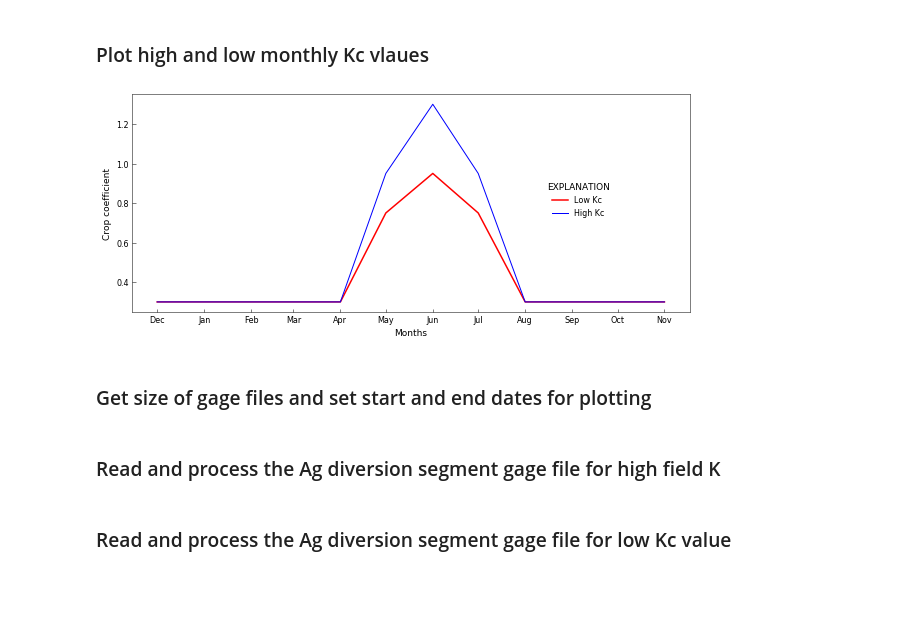
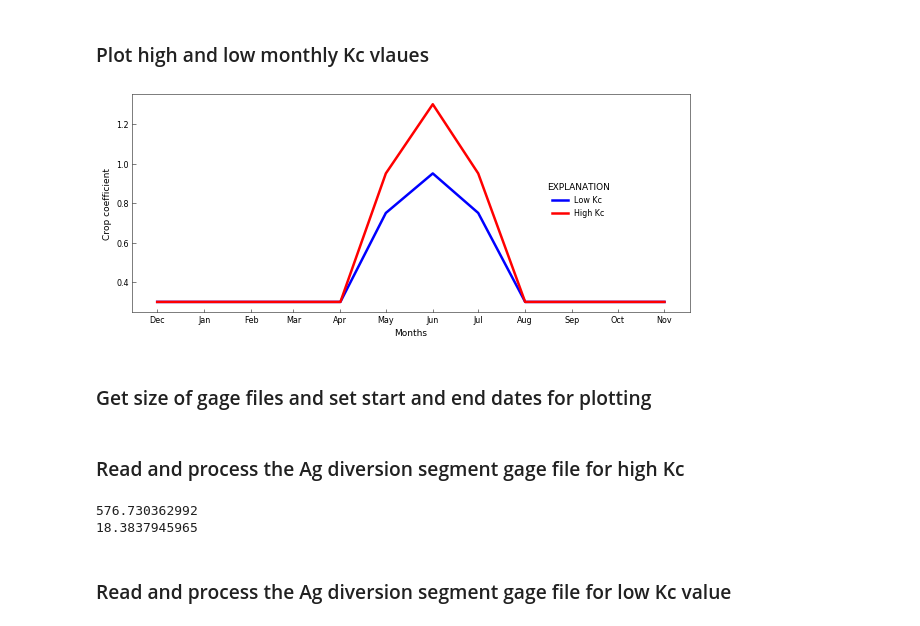
Before and after one commit to rniswon/gsflow_examples, a Jupyter notebook: sagehen_Agwater/notebook/Ag_ETdemand.ipynb, the cells around one changed output. Drawn from its saved outputs; the diff is of its cells as text; code cells hidden in the pictures; blank space fills up the shorter version.

```diff
--- a/sagehen_Agwater/notebook/Ag_ETdemand.ipynb
+++ b/sagehen_Agwater/notebook/Ag_ETdemand.ipynb
@@ -55,31 +55,31 @@ fname2.close()
 # %%
 # set list of months
 nummonths = 12
 date_list = list()
 for i in range(0, nummonths):
     date_list.append(datetime.date(1990, 12, 1)+relativedelta(months=i))
 
 # plot Kc values
 locator = mdates.MonthLocator()  # every month
 # Specify the format - %b gives us Jan, Feb...
 fmt = mdates.DateFormatter('%b')
 fig, ax = plt.subplots(1, 1, figsize=(10, 4))
 #fig, ax = plt.subplots()
 x = plt.gca().xaxis
 x.set_major_locator(locator)
 # Specify formatter
 x.set_major_formatter(fmt)
 # Low Kc
-ax.plot(date_list,Kc_low,color='r', linewidth=1.5, label='Low Kc')
+ax.plot(date_list,Kc_low,color='b', linewidth=2.5, label='Low Kc')
 # High Kc
-ax.plot(date_list,Kc_high,color='b', linewidth=1.0, label='High Kc')
+ax.plot(date_list,Kc_high,color='r', linewidth=2.5, label='High Kc')
 ax.set_ylabel('Crop coefficient')
 ax.set_xlabel('Months')
 handles, labels = ax.get_legend_handles_labels()
 rf.legend(ax, handles, labels, bbox_to_anchor=(.8, 0.4))
 plt.savefig('Hi_Low_Kc.pdf')
 # %% [output]
-[figure, old version]
+[figure, new version]
 # %% [markdown]
 ### Get size of gage files and set start and end dates for plotting
 # %%
@@ -99,7 +99,7 @@ startdate, enddate, plotdates = [], [], []
 startdate.append(datetime.date(1991, 3, 1))
 enddate.append(datetime.date(1994, 3, 1))
 # %% [markdown]
-### Read and process the Ag diversion segment gage file for high field K
+### Read and process the Ag diversion segment gage file for high Kc
 # %%
 
 #open irrigation segment file again to read lines
@@ -112,6 +112,7 @@ lines1=fname1.readlines()
 lines2=fname2.readlines()
 y1_high_24, y2_high_24, y3_high_24, y4_high_24 = [], [], [], []
 y1_high_25, y2_high_25, y3_high_25, y4_high_25 = [], [], [], []
+y1_high_24_cum, y2_high_24_cum = [], []
 # set variabes for plotting between startdate and enddate
 i=-1
 for line in lines1:
@@ -147,6 +148,7 @@ x2=np.array(y1_high_25,dtype=float)
 x2=x2*0.0001
 x1=x1+x2
 y1_high_24=x1
+y1_high_24_cum=x1.cumsum()
 
 x1=np.array(y2_high_24,dtype=float)
 # convert to hectare-meter
@@ -169,14 +171,11 @@ x1=np.array(y2_high_24,dtype=float)
 x2=np.array(y3_high_24,dtype=float)
 x1=x1+x2
 y4_high_24=x1
+y4_high_24_cum=x1.cumsum()
 
-
-header=[]
-# set headers for plot legend
-header.append(firstline.split()[0])
-header.append(firstline.split()[1])
-header.append(firstline.split()[2])
-header.append(firstline.split()[3])
-header.append(firstline.split()[4])
-header.append(firstline.split()[5])
-header.append(firstline.split()[6])
+#print out average annual NIWR
+print(y1_high_24_cum[len(y1_high_24_cum)-1]/3)
+print(y4_high_24_cum[len(y4_high_24_cum)-1]/3)
+# %% [output]
+576.730362992
+18.3837945965
```
Also changed, not shown: parts of 7 cells of this notebook, 15 other files.
